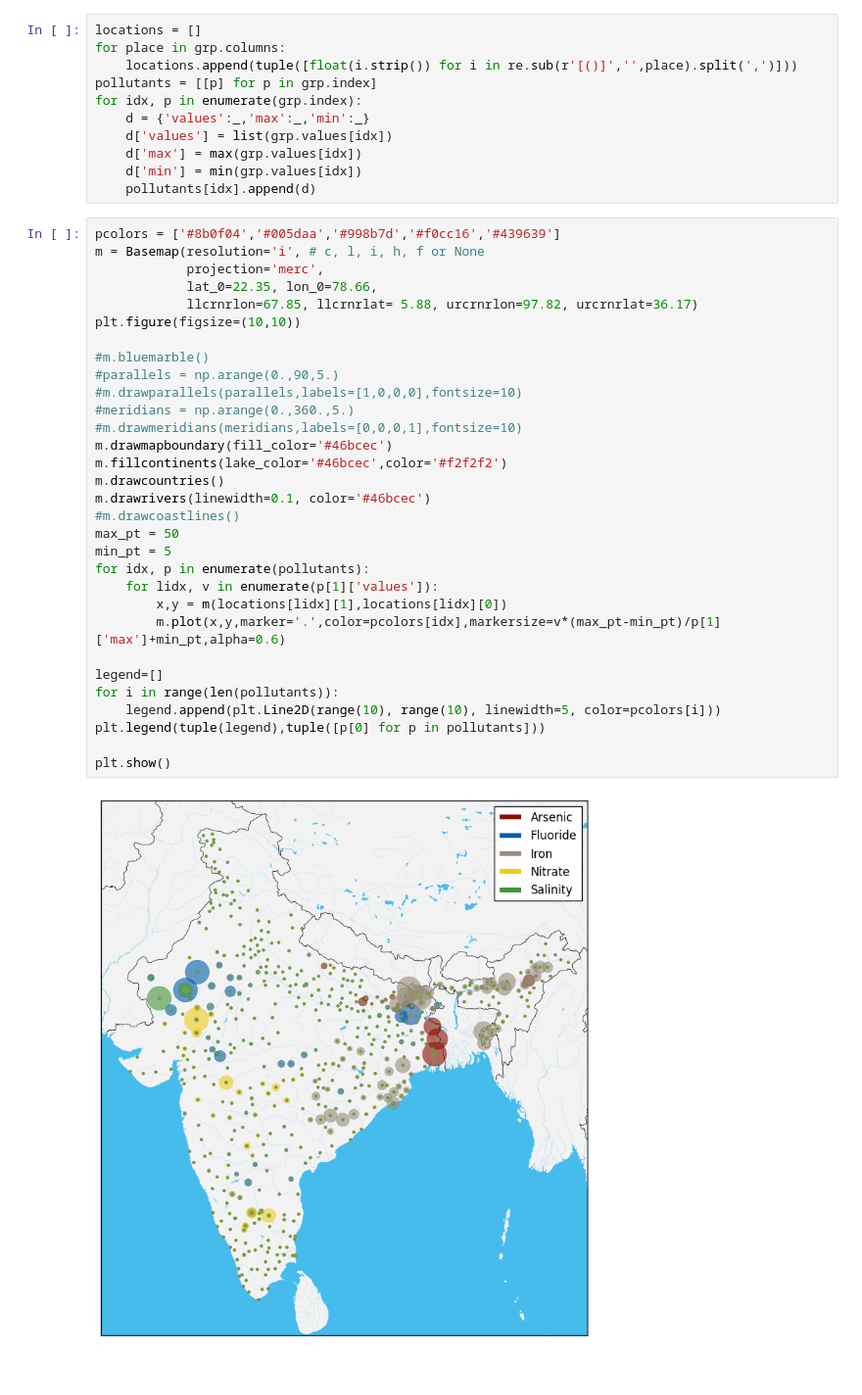
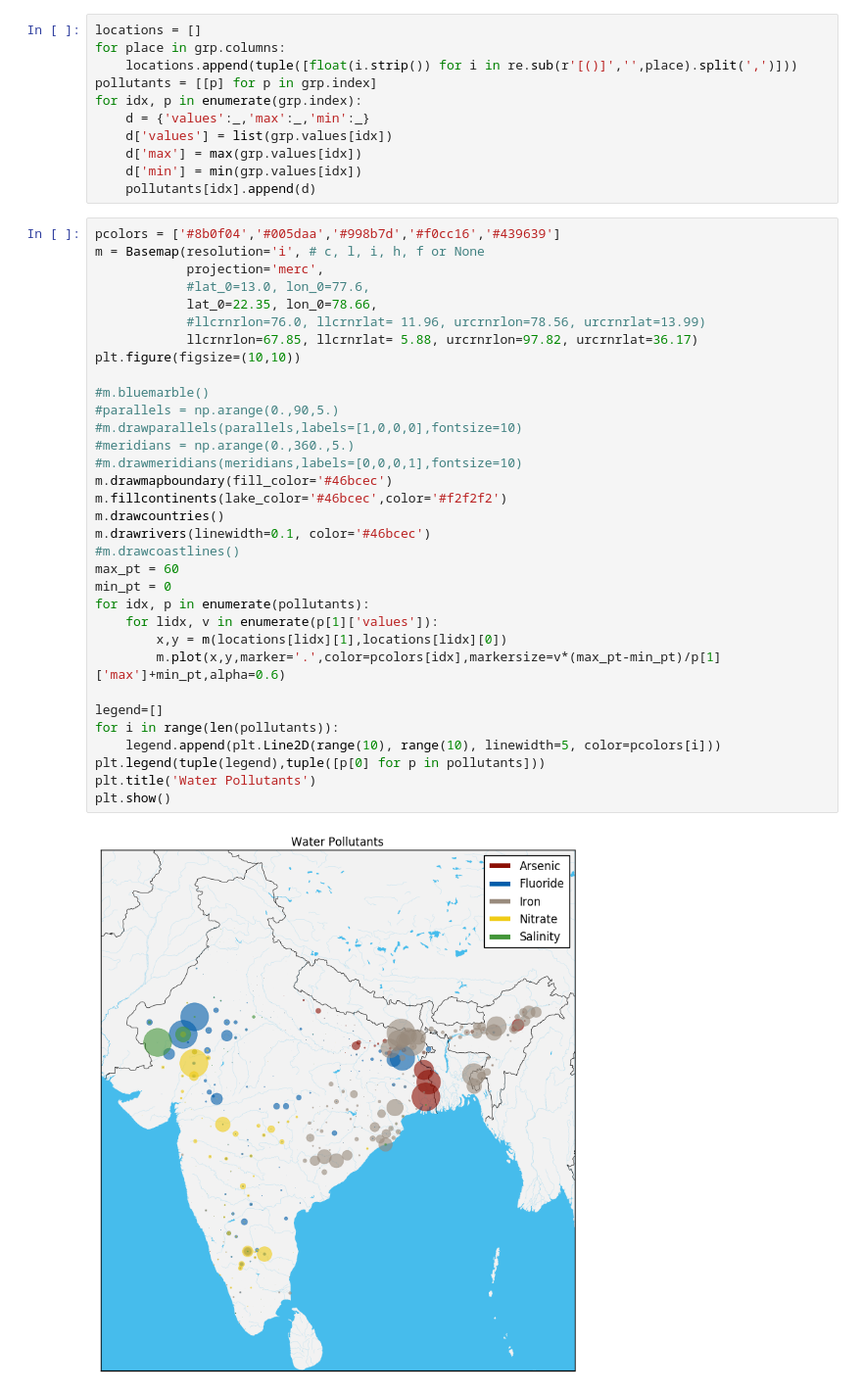
Before and after one commit to vinayshanbhag/waterpollutants, a Jupyter notebook: india-water-pollution.ipynb, the cells around one changed output. Shown: that part at 98% size. Cells and saved outputs as stored; diff of their text form.

```diff
--- a/india-water-pollution.ipynb
+++ b/india-water-pollution.ipynb
@@ -39,33 +32,35 @@ for idx, p in enumerate(grp.index):
 # %%
 pcolors = ['#8b0f04','#005daa','#998b7d','#f0cc16','#439639']
 m = Basemap(resolution='i', # c, l, i, h, f or None
             projection='merc',
+            #lat_0=13.0, lon_0=77.6,
             lat_0=22.35, lon_0=78.66,
+            #llcrnrlon=76.0, llcrnrlat= 11.96, urcrnrlon=78.56, urcrnrlat=13.99)
             llcrnrlon=67.85, llcrnrlat= 5.88, urcrnrlon=97.82, urcrnrlat=36.17)
 plt.figure(figsize=(10,10))
 
 #m.bluemarble()
 #parallels = np.arange(0.,90,5.)
 #m.drawparallels(parallels,labels=[1,0,0,0],fontsize=10)
 #meridians = np.arange(0.,360.,5.)
 #m.drawmeridians(meridians,labels=[0,0,0,1],fontsize=10)
 m.drawmapboundary(fill_color='#46bcec')
 m.fillcontinents(lake_color='#46bcec',color='#f2f2f2')
 m.drawcountries()
 m.drawrivers(linewidth=0.1, color='#46bcec')
 #m.drawcoastlines()
-max_pt = 50
-min_pt = 5
+max_pt = 60
+min_pt = 0
 for idx, p in enumerate(pollutants):
     for lidx, v in enumerate(p[1]['values']):
         x,y = m(locations[lidx][1],locations[lidx][0])
         m.plot(x,y,marker='.',color=pcolors[idx],markersize=v*(max_pt-min_pt)/p[1]['max']+min_pt,alpha=0.6)
 
 legend=[]
 for i in range(len(pollutants)):
     legend.append(plt.Line2D(range(10), range(10), linewidth=5, color=pcolors[i]))
 plt.legend(tuple(legend),tuple([p[0] for p in pollutants]))
-
+plt.title('Water Pollutants')
 plt.show()
 # %% [output]
-[figure, old version]
+[figure, new version]
```
Also changed, not shown: parts of 1 cell of this notebook.
